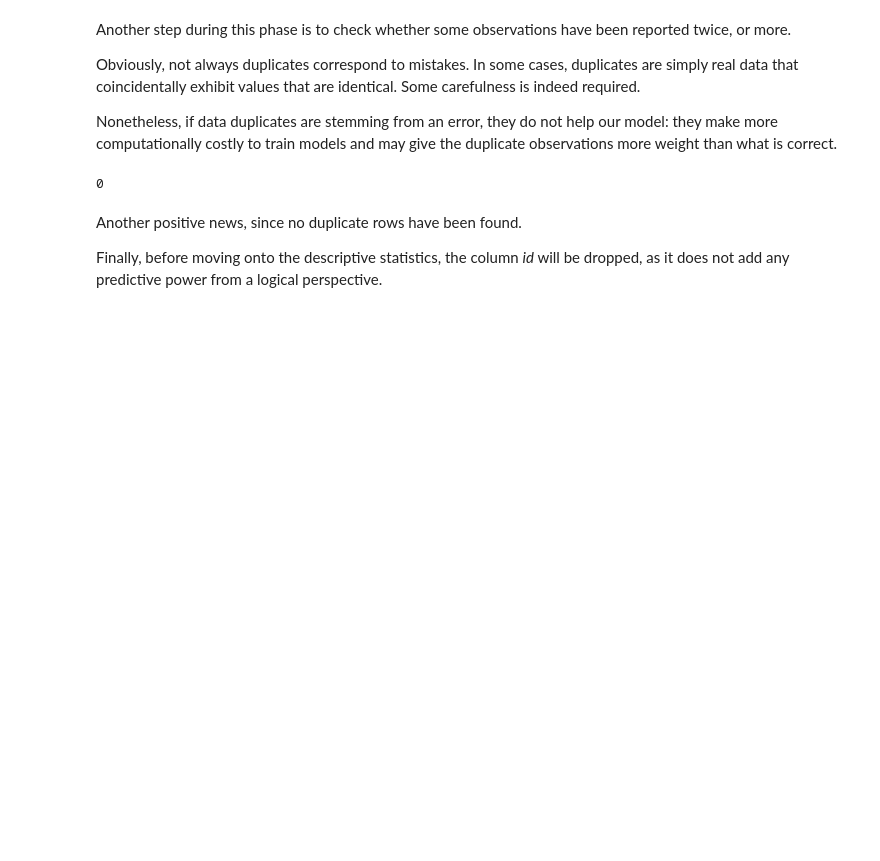
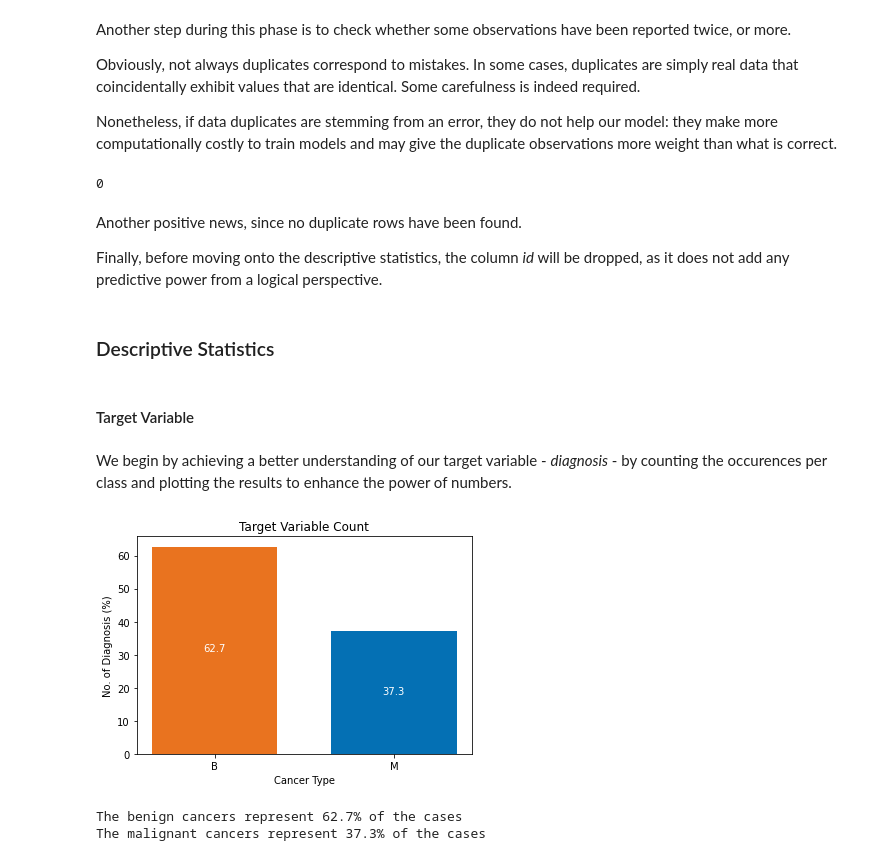
Before and after one commit to mattiatonelli/ds_portfolio, a Jupyter notebook: Breast Cancer/code/breast_cancer.ipynb, the cells around one changed output. Cells and saved outputs as stored; diff of their text form; code cells hidden in the pictures; blank space fills up the shorter version.

```diff
--- a/Breast Cancer/code/breast_cancer.ipynb
+++ b/Breast Cancer/code/breast_cancer.ipynb
@@ -143,3 +146,38 @@ df.duplicated().sum()
 Another positive news, since no duplicate rows have been found.
 
 Finally, before moving onto the descriptive statistics, the column *id* will be dropped, as it does not add any predictive power from a logical perspective.
+# %%
+# drop the id column
+df.drop(columns='id', inplace=True)
+# %% [markdown]
+### Descriptive Statistics
+# %% [markdown]
+#### Target Variable
+# %% [markdown]
+We begin by achieving a better understanding of our target variable - *diagnosis* - by counting the occurences per class and plotting the results to enhance the power of numbers.
+# %%
+labels = df['diagnosis'].value_counts().index.tolist()
+values = np.round((df['diagnosis'].value_counts(normalize=True)*100), 1).to_list()
+
+# creating the bar plot
+plt.bar(labels,
+        values,
+        color = ['#e9731f', '#0470b4'],
+        width = 0.7)
+
+plt.xlabel("Cancer Type")
+plt.ylabel("No. of Diagnosis (%)")
+plt.title("Target Variable Count")
+
+# add the value on each bar
+for i in range(len(values)):
+        plt.text(i, values[i]//2, values[i], ha='center', color='white')
+
+plt.show()
+
+print(f'The benign cancers represent {values[0]}% of the cases')
+print(f'The malignant cancers represent {values[1]}% of the cases')
+# %% [output]
+[figure, added]
+The benign cancers represent 62.7% of the cases
+The malignant cancers represent 37.3% of the cases
```
Also changed, not shown: parts of 52 cells of this notebook.
